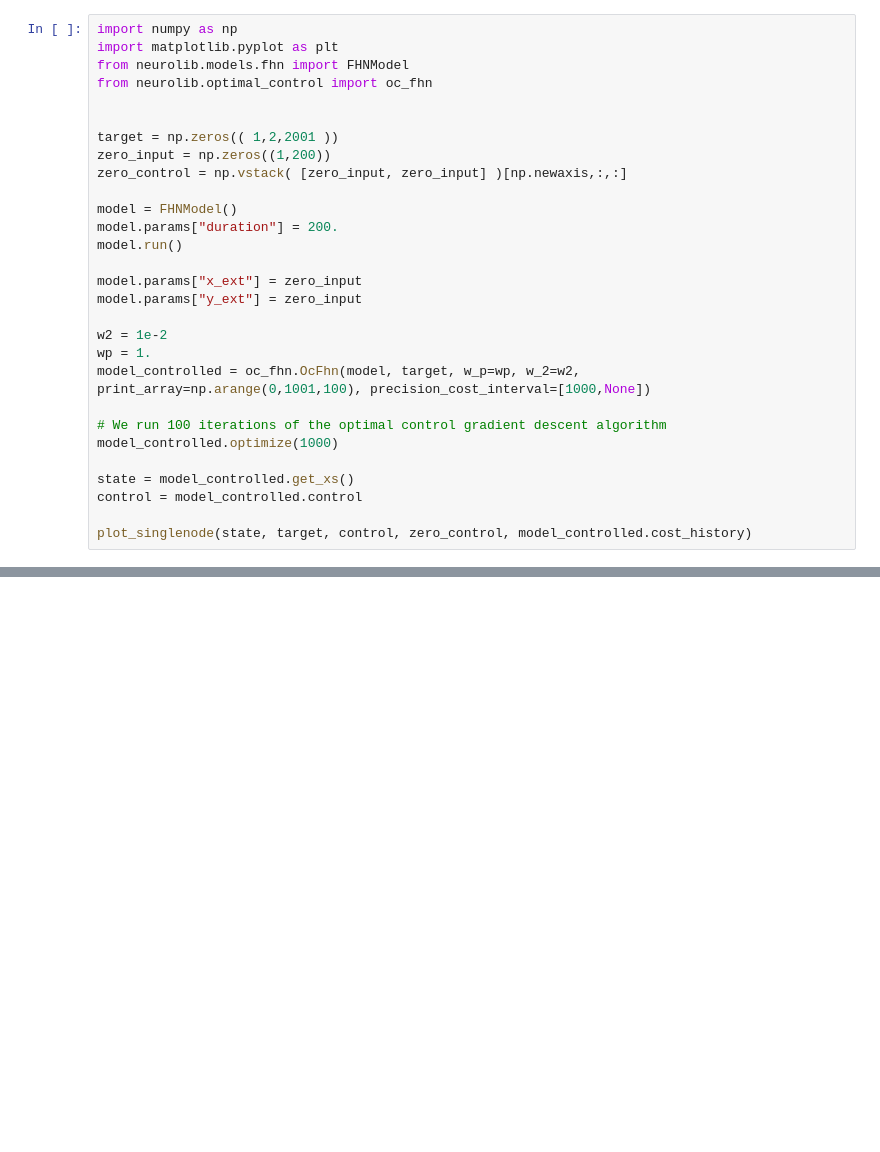
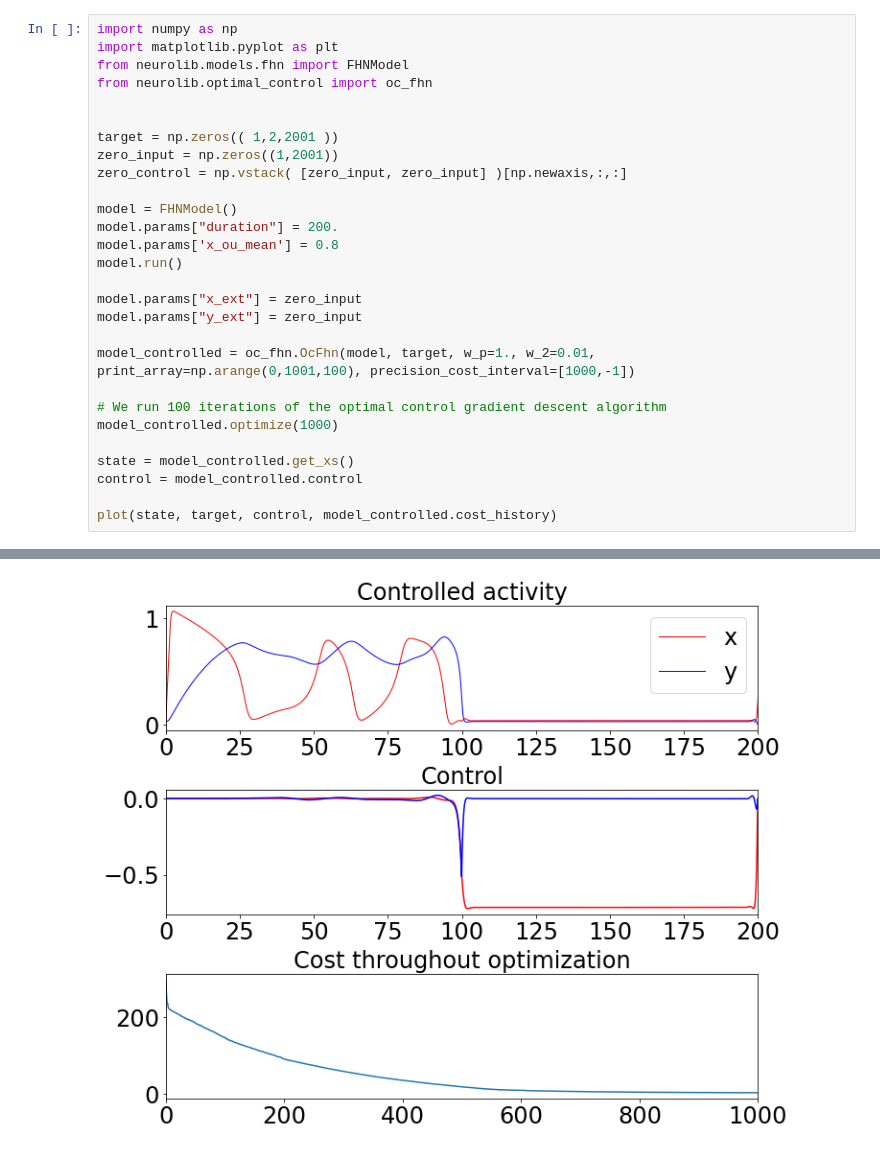
Before and after one commit to AlirezaAccelerates/neurolib, a Jupyter notebook: examples/wittenberg_talk/hopf_test.ipynb, the cells around one changed output, grey strips where cells are left out. Saved outputs shown, nothing was run; the diff lists cells and outputs as text; blank space fills up the shorter version.

```diff
--- a/examples/wittenberg_talk/hopf_test.ipynb
+++ b/examples/wittenberg_talk/hopf_test.ipynb
@@ -24,19 +21,18 @@ from neurolib.optimal_control import oc_fhn
 
 
 target = np.zeros(( 1,2,2001 ))
-zero_input = np.zeros((1,200))
+zero_input = np.zeros((1,2001))
 zero_control = np.vstack( [zero_input, zero_input] )[np.newaxis,:,:]
 
 model = FHNModel()
 model.params["duration"] = 200.
+model.params['x_ou_mean'] = 0.8
 model.run()
 
 model.params["x_ext"] = zero_input
 model.params["y_ext"] = zero_input
 
-w2 = 1e-2
-wp = 1.
-model_controlled = oc_fhn.OcFhn(model, target, w_p=wp, w_2=w2, print_array=np.arange(0,1001,100), precision_cost_interval=[1000,None])
+model_controlled = oc_fhn.OcFhn(model, target, w_p=1., w_2=0.01, print_array=np.arange(0,1001,100), precision_cost_interval=[1000,-1])
 
 # We run 100 iterations of the optimal control gradient descent algorithm
 model_controlled.optimize(1000)
@@ -44,5 +40,5 @@ model_controlled.optimize(1000)
 state = model_controlled.get_xs()
 control = model_controlled.control
 
-plot_singlenode(state, target, control, zero_control, model_controlled.cost_history)
+plot(state, target, control, model_controlled.cost_history)
 # %% [output]
@@ -50,2 +71,3 @@ AssertionError:
+[figure, added]
 # %%
 # define plot function for later convenience
```
Also changed, not shown: parts of 4 cells of this notebook, 6 other files.
